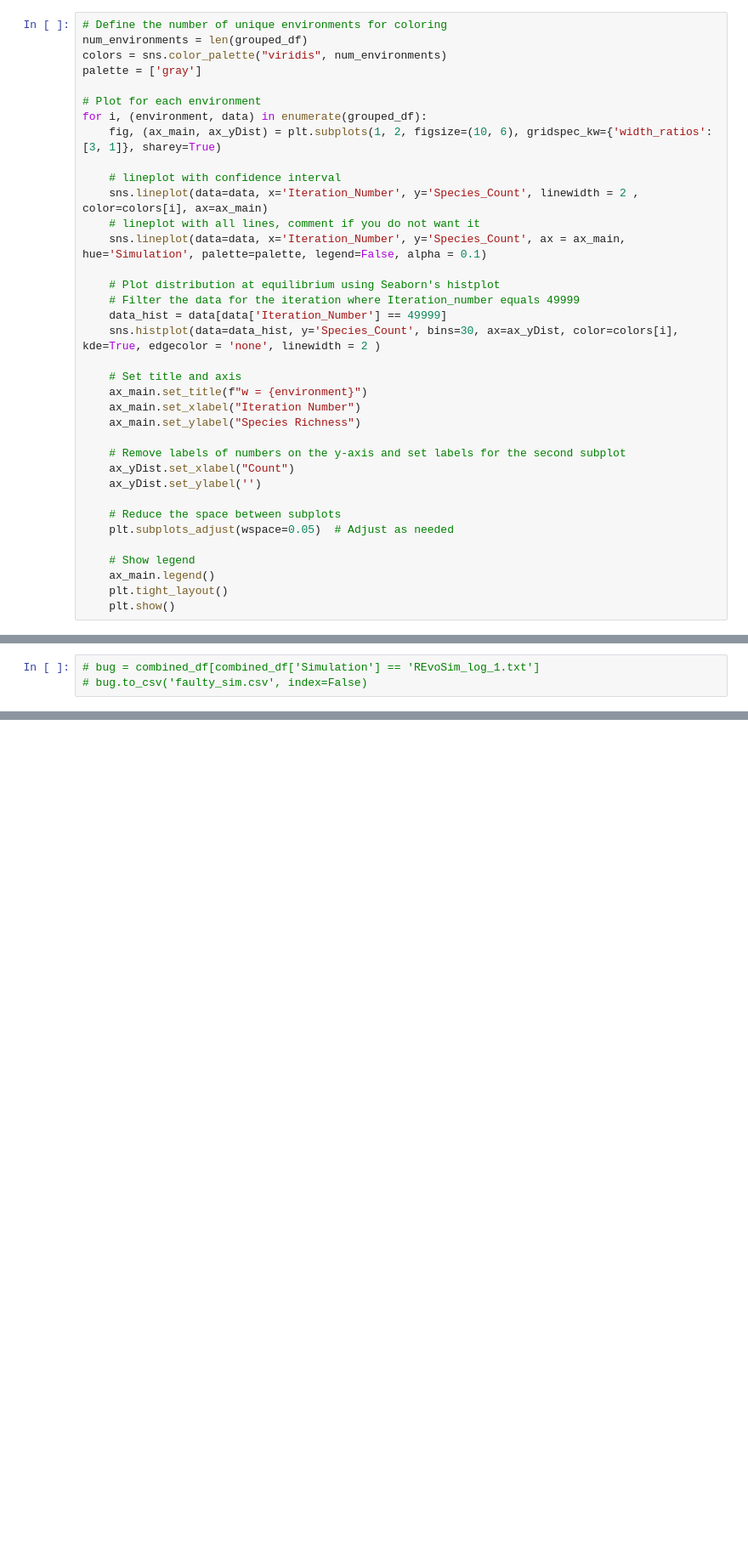
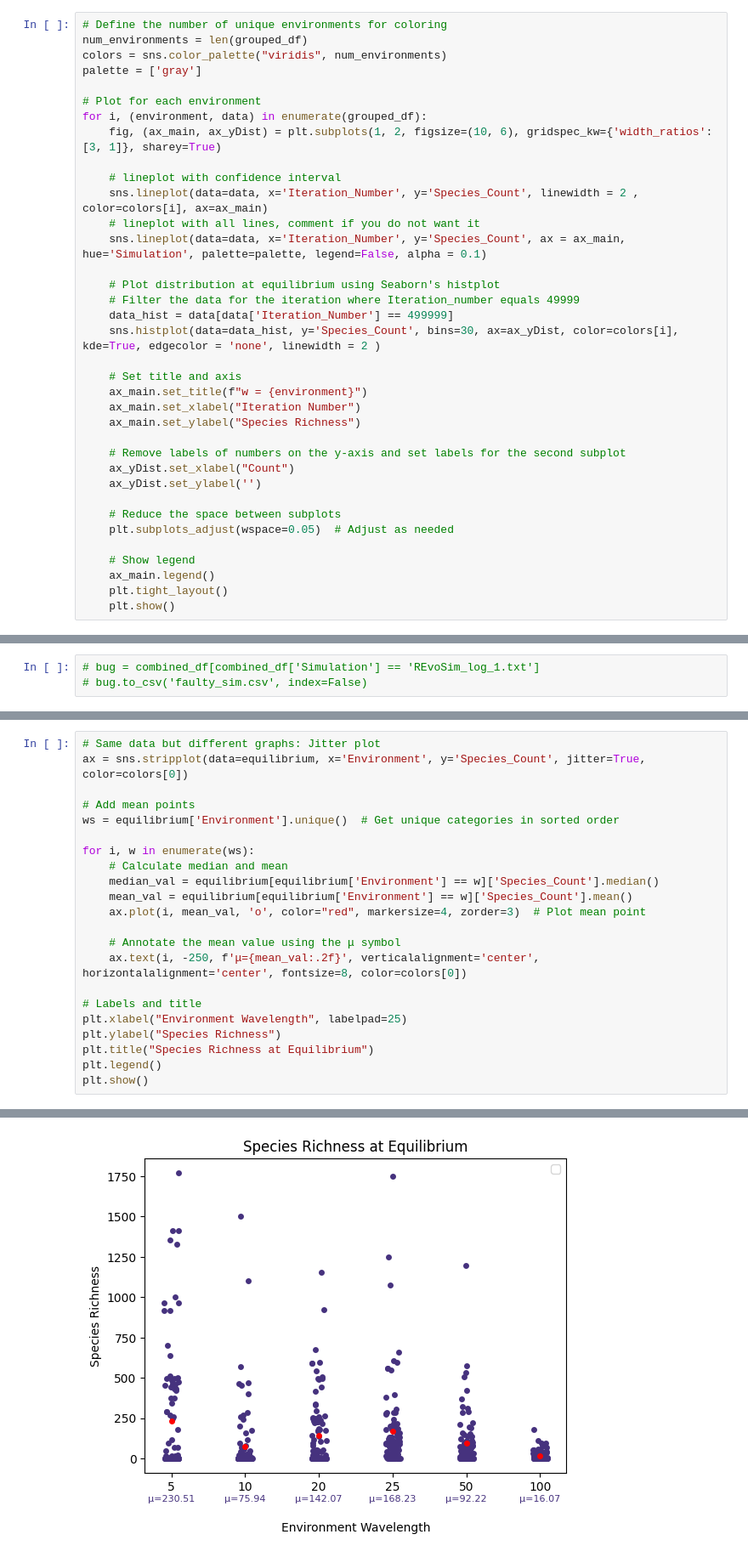
Before and after one commit to giuliabernardinieco/revosim-simulations, a Jupyter notebook: batches-results.ipynb, the cells around one changed output, grey strips where cells are left out. Shown at 85% size. Drawn from its saved outputs; the diff is of its cells as text; blank space fills up the shorter version.

```diff
--- a/batches-results.ipynb
+++ b/batches-results.ipynb
@@ -166,7 +154,7 @@ for i, (environment, data) in enumerate(grouped_df):
 
     # Plot distribution at equilibrium using Seaborn's histplot
     # Filter the data for the iteration where Iteration_number equals 49999
-    data_hist = data[data['Iteration_Number'] == 49999]
+    data_hist = data[data['Iteration_Number'] == 499999]
     sns.histplot(data=data_hist, y='Species_Count', bins=30, ax=ax_yDist, color=colors[i], kde=True, edgecolor = 'none', linewidth = 2 )
 
     # Set title and axis
@@ -237,0 +218,23 @@ Text(0.5, 1.0, 'Mean Species Richness at Equilibrium')
+# %%
+# Same data but different graphs: Jitter plot
+ax = sns.stripplot(data=equilibrium, x='Environment', y='Species_Count', jitter=True, color=colors[0])
+
+# Add mean points
+ws = equilibrium['Environment'].unique()  # Get unique categories in sorted order
+
+for i, w in enumerate(ws):
+    # Calculate median and mean
+    median_val = equilibrium[equilibrium['Environment'] == w]['Species_Count'].median()
+    mean_val = equilibrium[equilibrium['Environment'] == w]['Species_Count'].mean()
+    ax.plot(i, mean_val, 'o', color="red", markersize=4, zorder=3)  # Plot mean point
+
+    # Annotate the mean value using the μ symbol
+    ax.text(i, -250, f'μ={mean_val:.2f}', verticalalignment='center', horizontalalignment='center', fontsize=8, color=colors[0])
+
+# Labels and title
+plt.xlabel("Environment Wavelength", labelpad=25)
+plt.ylabel("Species Richness")
+plt.title("Species Richness at Equilibrium")
+plt.legend()
+plt.show()
+# %% [output]
@@ -237,0 +242 @@ Text(0.5, 1.0, 'Mean Species Richness at Equilibrium')
+[figure, added]
```
Also changed, not shown: parts of 18 cells of this notebook, 2 other files.
